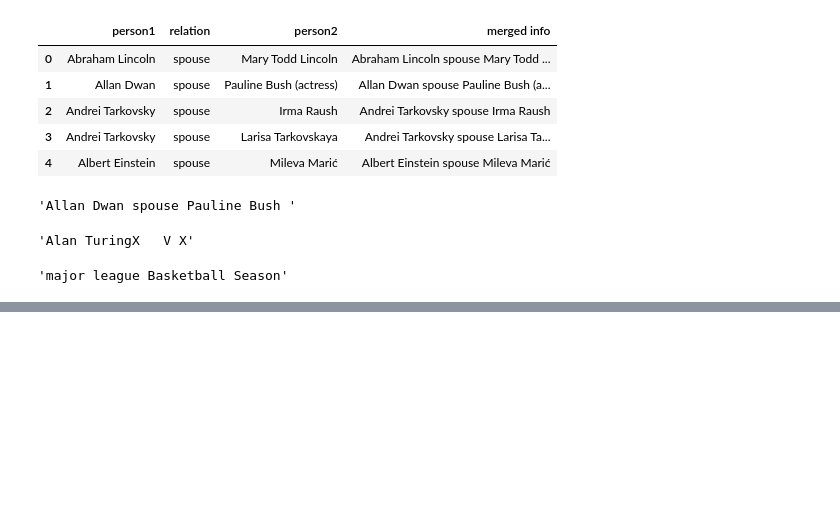
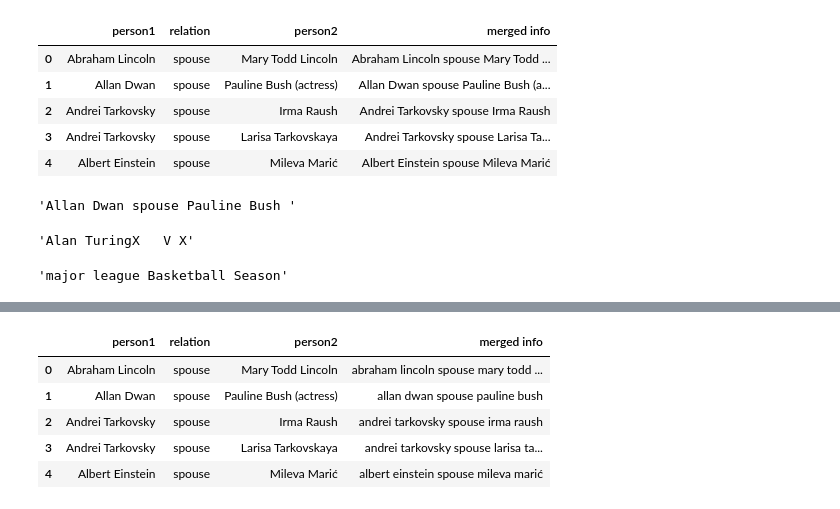
Before and after one commit to kotiyalanurag/EXPLAINABLE-AI, a Jupyter notebook: Data Cleaner.ipynb, the cells around one changed output, grey strips where cells are left out. Saved outputs shown, nothing was run; the diff lists cells and outputs as text; code cells hidden in the pictures; blank space fills up the shorter version.

```diff
--- a/Data Cleaner.ipynb
+++ b/Data Cleaner.ipynb
@@ -269,0 +276,4 @@ text.strip()
+# %%
+text = "Alan TuringX XVII I IV IX M"
+text = re.sub(r"\b(?=[MDCLXVIΙ])M{0,4}(CM|CD|D?C{0,3})(XC|XL|L?X{0,3})([IΙ]X|[IΙ]V|V?[IΙ]{0,3})\b\.?", r"", text)
+text.strip()
@@ -269,0 +282,23 @@ text.strip()
+# %%
+def clean_column(text):
+
+    # removing initials from names
+    text = re.sub(r"[A-Z]\.", r" ", text)
+    # removing non alphanumeric characters
+    text = re.sub(r"([-;;.,!?<=>])", r" ", text)
+    # removing multiple spaces
+    text = re.sub(" +", " ", text)
+    # removing anything within parenthesis for e.g (1943-46), (actress)
+    text = re.sub(r"\([^()]*\)", r" ", text)
+    # removing roman numerals like I, II, V, IX etc.
+    text = re.sub(r"\b(?=[MDCLXVIΙ])M{0,4}(CM|CD|D?C{0,3})(XC|XL|L?X{0,3})([IΙ]X|[IΙ]V|V?[IΙ]{0,3})\b\.?", r" ", text)
+    # removing any blank spaces from the beginning or ending of text
+    text = text.strip()
+
+    # convert the text into lower case
+    text = text.lower()
+
+    return text
+# %%
+test_copy = spouse_data.copy()
+test_copy.head()
@@ -269,0 +312,11 @@ text.strip()
+# %%
+test_copy["merged info"] = test_copy["merged info"].apply(lambda x: clean_column(x))
+# %%
+test_copy.head()
+# %% [output]
+|  | person1 | relation | person2 | merged info |
+| 0 | Abraham Lincoln | spouse | Mary Todd Lincoln | abraham lincoln spouse mary todd ... |
+| 1 | Allan Dwan | spouse | Pauline Bush (actress) | allan dwan spouse pauline bush |
+| 2 | Andrei Tarkovsky | spouse | Irma Raush | andrei tarkovsky spouse irma raush |
+| 3 | Andrei Tarkovsky | spouse | Larisa Tarkovskaya | andrei tarkovsky spouse larisa ta... |
+| 4 | Albert Einstein | spouse | Mileva Marić | albert einstein spouse mileva marić |
```
Also changed, not shown: parts of 9 cells of this notebook.
